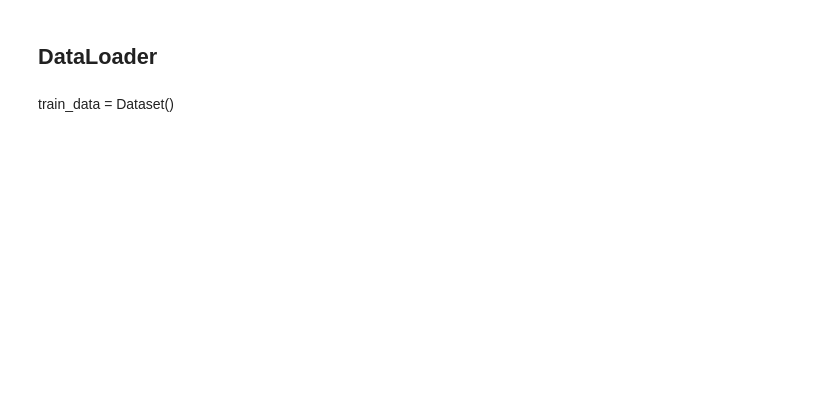
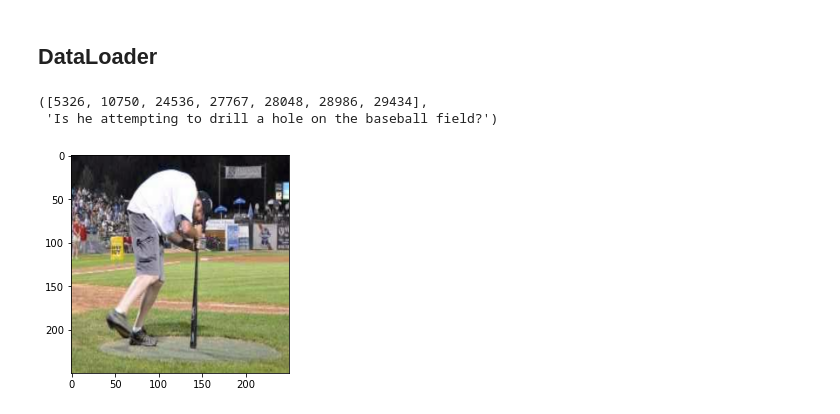
Before and after one commit to YarCode01/image_classification_with_caption, a Jupyter notebook: yari_initial.ipynb, the cells around one changed output. Cells and saved outputs as stored; diff of their text form; code cells hidden in the pictures; blank space fills up the shorter version.

Commit message:
df_train.csv code adjusted

```diff
--- a/yari_initial.ipynb
+++ b/yari_initial.ipynb
@@ -166,2 +266,18 @@ train_data[0]["caption"]
-# %% [markdown]
-train_data = Dataset()
+# %%
+#4790
+l = []
+for i in range(len(df_train['Caption'])):
+    if "?" in df_train['Caption'][i]:
+        l.append(i+1)
+
+
+
+l , df_train['Caption'][5325]
+# %% [output]
+([5326, 10750, 24536, 27767, 28048, 28986, 29434],
+ 'Is he attempting to drill a hole on the baseball field?')
+# %%
+plt.imshow(x[5326].permute(1, 2, 0))
+plt.show()
+# %% [output]
+[figure, added]
```
Also changed, not shown: parts of 8 cells of this notebook, 1 other file.
